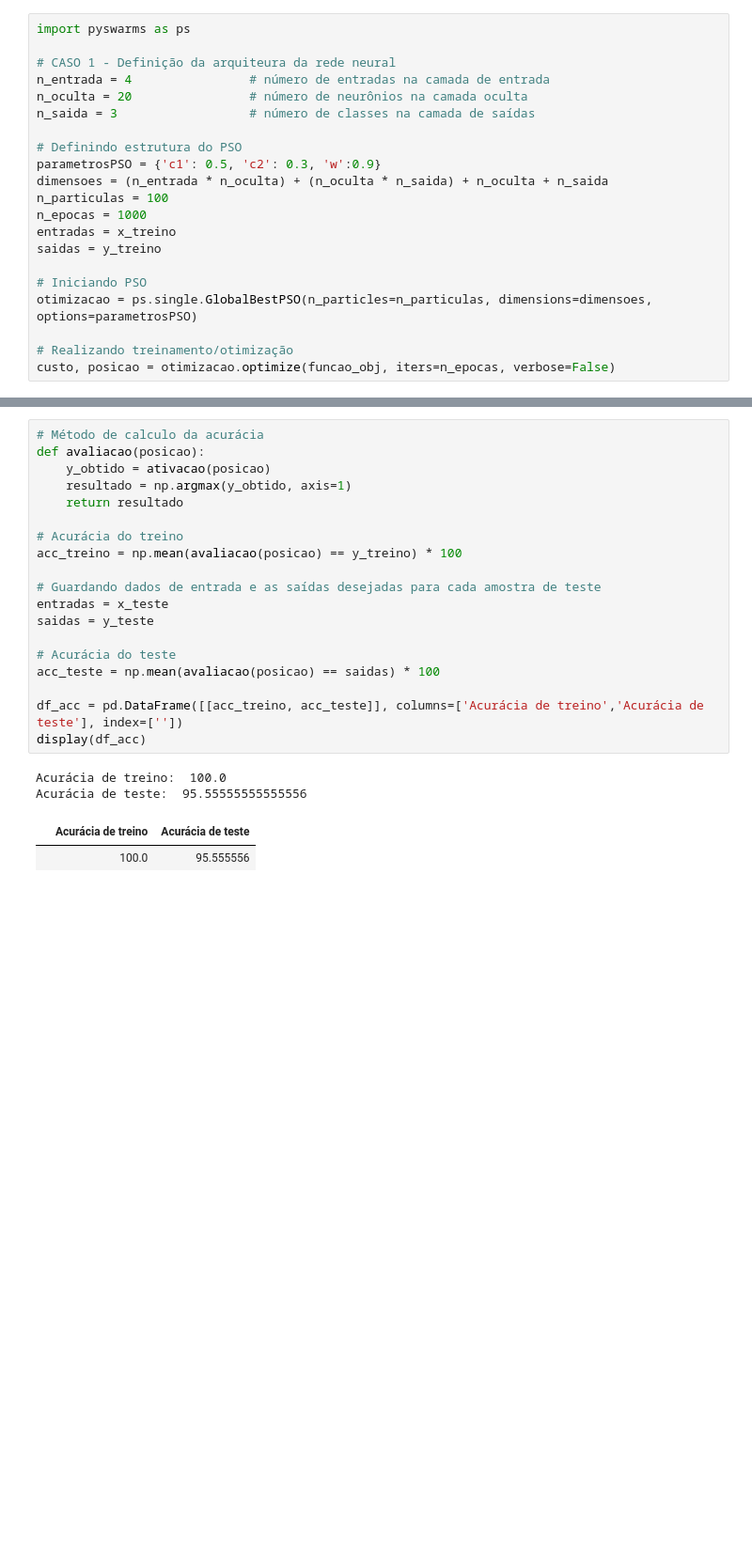
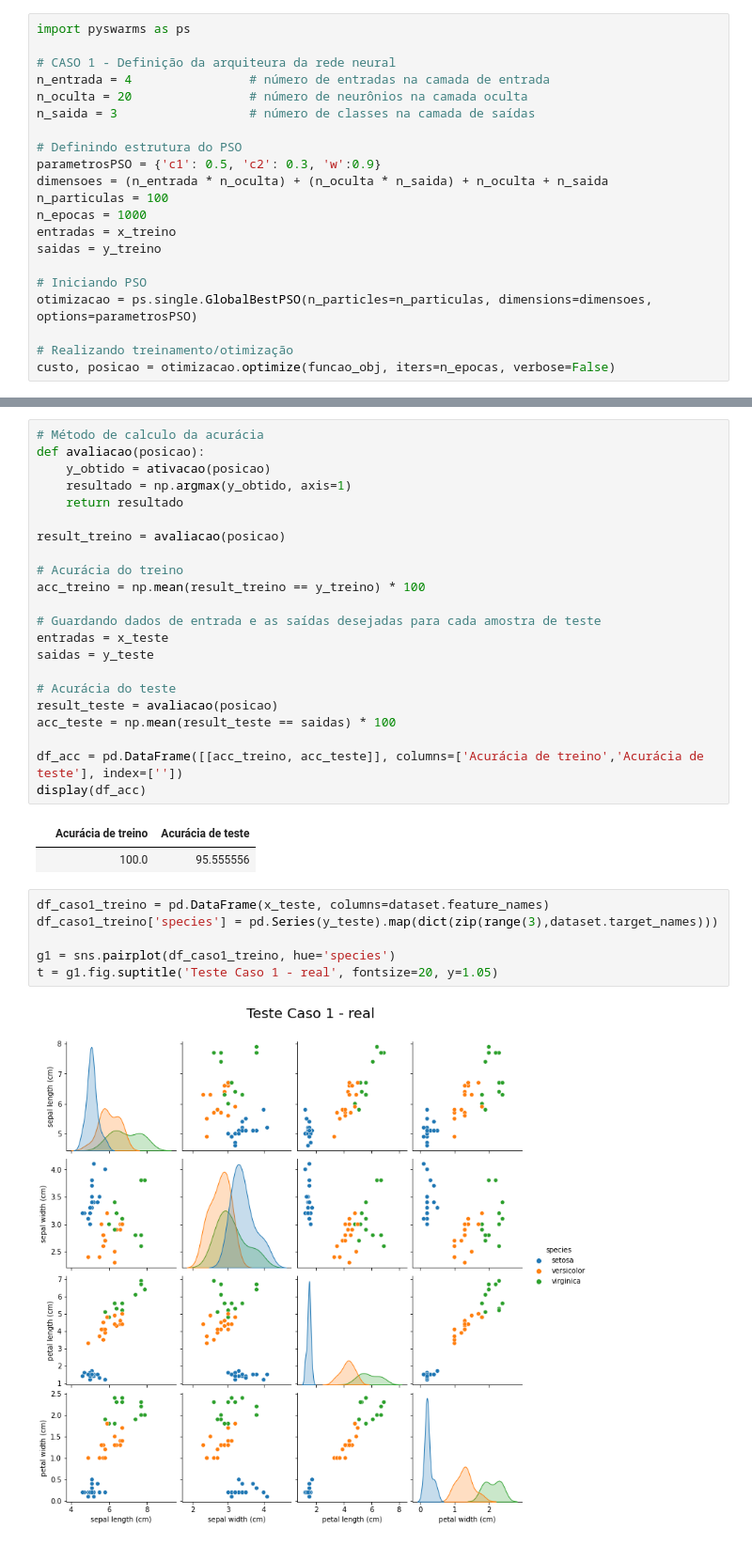
Before and after one commit to abner-lucas/PSO-Hyperparameter-Optimization-Classification, a Jupyter notebook: feedfoward_iris_pso.ipynb, the cells around one changed output, grey strips where cells are left out. Shown: that part at 94% size. Cells and saved outputs as stored; diff of their text form; blank space fills up the shorter version.

```diff
--- a/feedfoward_iris_pso.ipynb
+++ b/feedfoward_iris_pso.ipynb
@@ -218,20 +228,29 @@ def avaliacao(posicao):
     resultado = np.argmax(y_obtido, axis=1)
     return resultado
 
+result_treino = avaliacao(posicao)
+
 # Acurácia do treino
-acc_treino = np.mean(avaliacao(posicao) == y_treino) * 100
+acc_treino = np.mean(result_treino == y_treino) * 100
 
 # Guardando dados de entrada e as saídas desejadas para cada amostra de teste
 entradas = x_teste
 saidas = y_teste
 
 # Acurácia do teste
-acc_teste = np.mean(avaliacao(posicao) == saidas) * 100
+result_teste = avaliacao(posicao)
+acc_teste = np.mean(result_teste == saidas) * 100
 
 df_acc = pd.DataFrame([[acc_treino, acc_teste]], columns=['Acurácia de treino','Acurácia de teste'], index=[''])
 display(df_acc)
 # %% [output]
-Acurácia de treino:  100.0
-Acurácia de teste:  95.55555555555556
 |  | Acurácia de treino | Acurácia de teste |
 |  | 100.0 | 95.555556 |
+# %%
+df_caso1_treino = pd.DataFrame(x_teste, columns=dataset.feature_names)
+df_caso1_treino['species'] = pd.Series(y_teste).map(dict(zip(range(3),dataset.target_names)))
+
+g1 = sns.pairplot(df_caso1_treino, hue='species')
+t = g1.fig.suptitle('Teste Caso 1 - real', fontsize=20, y=1.05)
+# %% [output]
+[figure, added]
```
Also changed, not shown: parts of 15 cells of this notebook, 1 other file.
